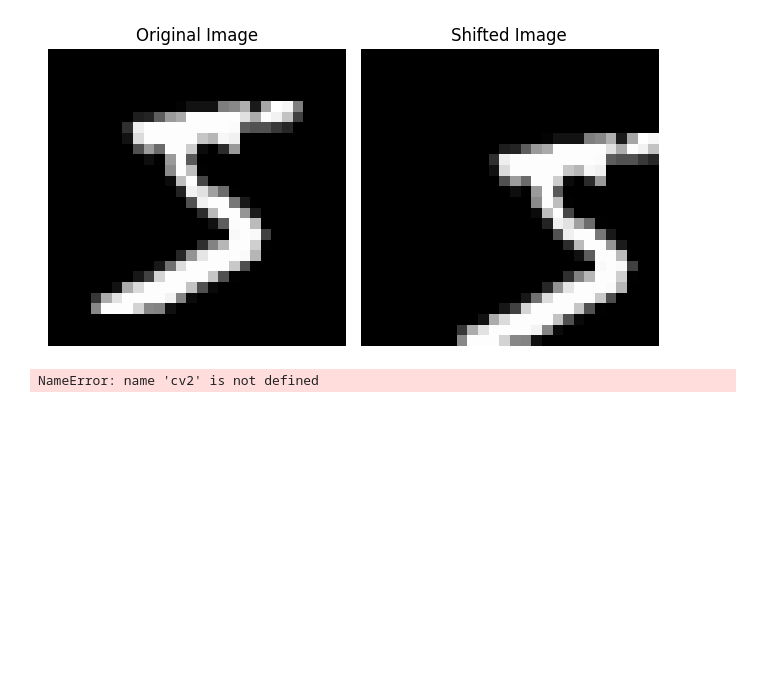
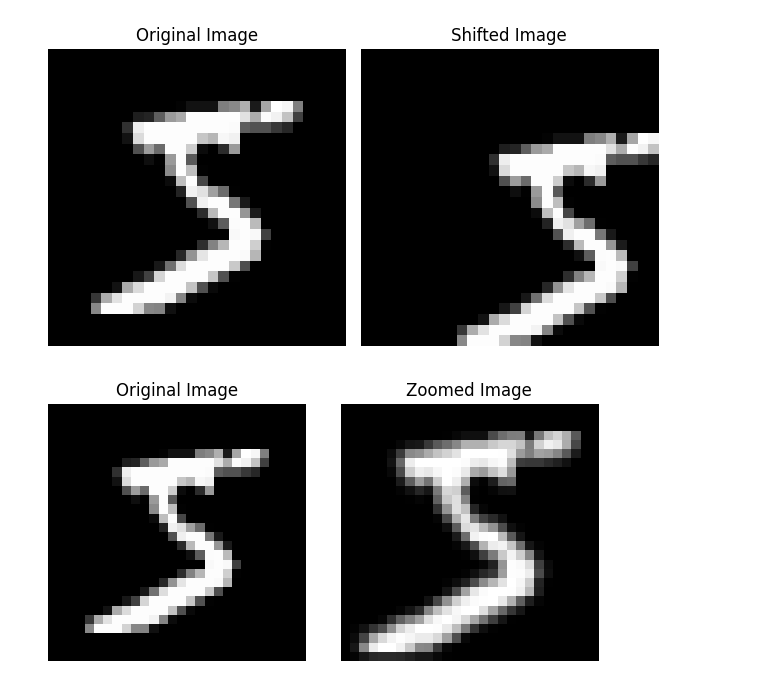
Before and after one commit to vijay-negi07/mnist-dataset, a Jupyter notebook: mnist_preprocessing.ipynb, the cells around one changed output. Cells and saved outputs as stored; diff of their text form; code cells hidden in the pictures; blank space fills up the shorter version.

```diff
--- a/mnist_preprocessing.ipynb
+++ b/mnist_preprocessing.ipynb
@@ -163,13 +166,34 @@ plt.tight_layout()
 plt.show()
 # %% [output]
 [figure]
-# %%
-# Zooming
-# Zoom in by 20%
-matrix = cv2.getRotationMatrix2D(center, 0, 1.2)
-
-zoomed_image = cv2.warpAffine(
-    image, matrix, (width, height)
-)
-# %% [output]
-NameError: name 'cv2' is not defined
+# %%
+# Zooming
+
+image = x_train[0].reshape(28, 28)
+height, width = image.shape
+center = (width // 2, height // 2)
+
+# Zooming in by 20%
+matrix = cv2.getRotationMatrix2D(center, 0, 1.2)
+
+zoomed_image = cv2.warpAffine(
+    image, matrix, (width, height)
+)
+
+# Display original and zoomed images
+plt.figure(figsize=(6, 3))
+
+plt.subplot(1, 2, 1)
+plt.imshow(image, cmap="gray")
+plt.title("Original Image")
+plt.axis("off")
+
+plt.subplot(1, 2, 2)
+plt.imshow(zoomed_image, cmap="gray")
+plt.title("Zoomed Image")
+plt.axis("off")
+
+plt.tight_layout()
+plt.show()
+# %% [output]
+[figure, added]
```
Also changed, not shown: parts of 8 cells of this notebook.
